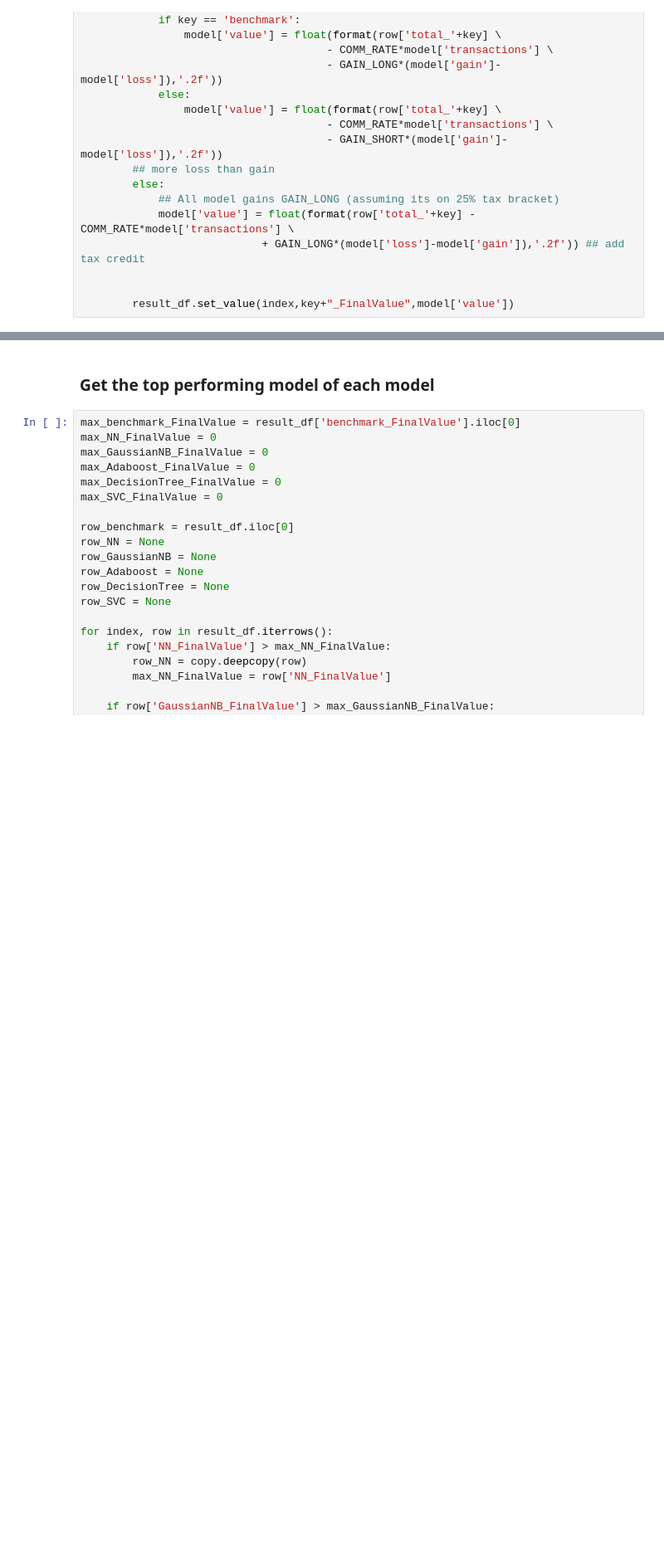
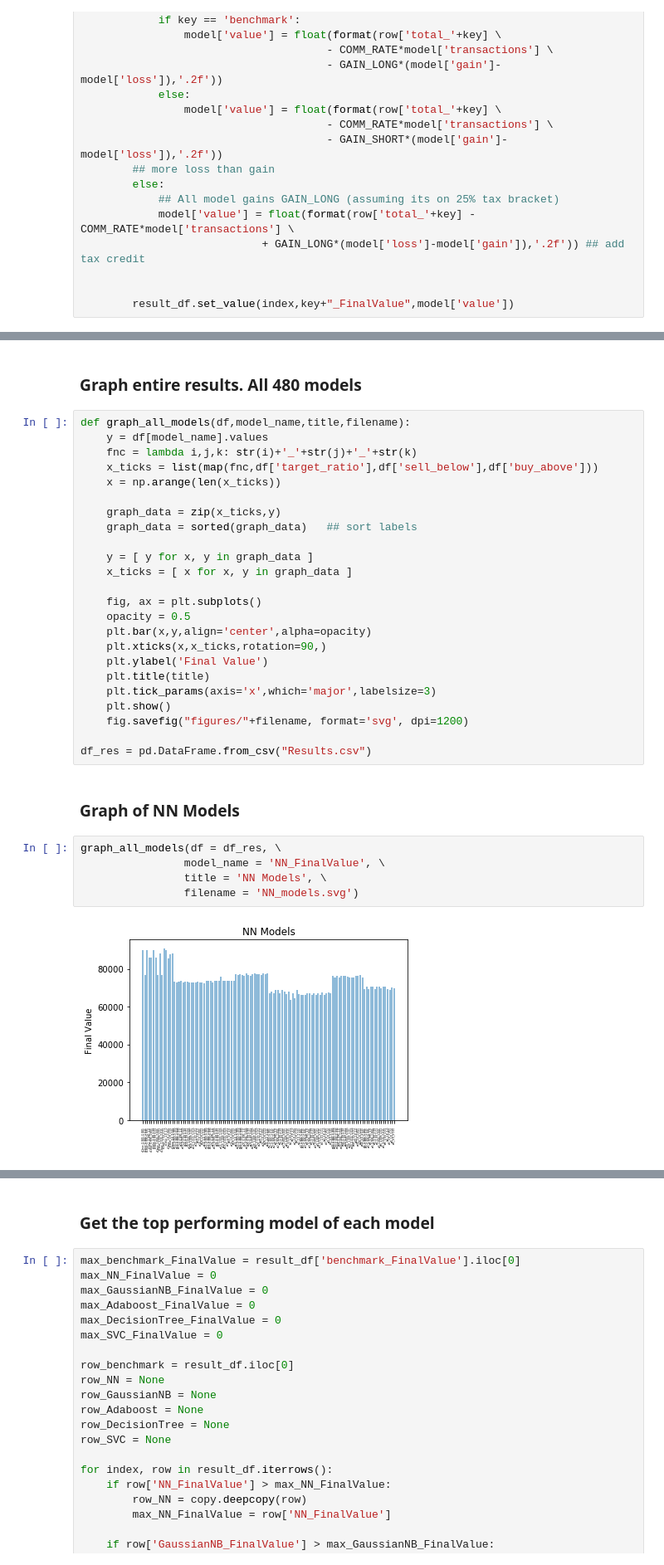
Before and after one commit to En3rG/MLND-Capstone, a Jupyter notebook: portfolio_optimizer.ipynb, the cells around one changed output, grey strips where cells are left out. Shown at 83% size. Cells and saved outputs as stored; diff of their text form; blank space fills up the shorter version.

```diff
--- a/portfolio_optimizer.ipynb
+++ b/portfolio_optimizer.ipynb
@@ -1094,2 +1135,37 @@ result_df.to_csv('Results.csv')  ## can use parameters: mode='a', header=False,
 
 [120 rows x 97 columns]
+# %% [markdown]
+### Graph entire results.  All 480 models
+# %%
+def graph_all_models(df,model_name,title,filename):
+    y = df[model_name].values
+    fnc = lambda i,j,k: str(i)+'_'+str(j)+'_'+str(k)
+    x_ticks = list(map(fnc,df['target_ratio'],df['sell_below'],df['buy_above']))
+    x = np.arange(len(x_ticks))
+
+    graph_data = zip(x_ticks,y)
+    graph_data = sorted(graph_data)   ## sort labels
+
+    y = [ y for x, y in graph_data ]
+    x_ticks = [ x for x, y in graph_data ]
+
+    fig, ax = plt.subplots()
+    opacity = 0.5
+    plt.bar(x,y,align='center',alpha=opacity)
+    plt.xticks(x,x_ticks,rotation=90,)
+    plt.ylabel('Final Value')
+    plt.title(title)
+    plt.tick_params(axis='x',which='major',labelsize=3)
+    plt.show()
+    fig.savefig("figures/"+filename, format='svg', dpi=1200)
+
+df_res = pd.DataFrame.from_csv("Results.csv")
+# %% [markdown]
+### Graph of NN Models
+# %%
+graph_all_models(df = df_res, \
+                model_name = 'NN_FinalValue', \
+                title = 'NN Models', \
+                filename = 'NN_models.svg')
+# %% [output]
+[figure, added]
```
Also changed, not shown: parts of 23 cells of this notebook, 1 other file.
